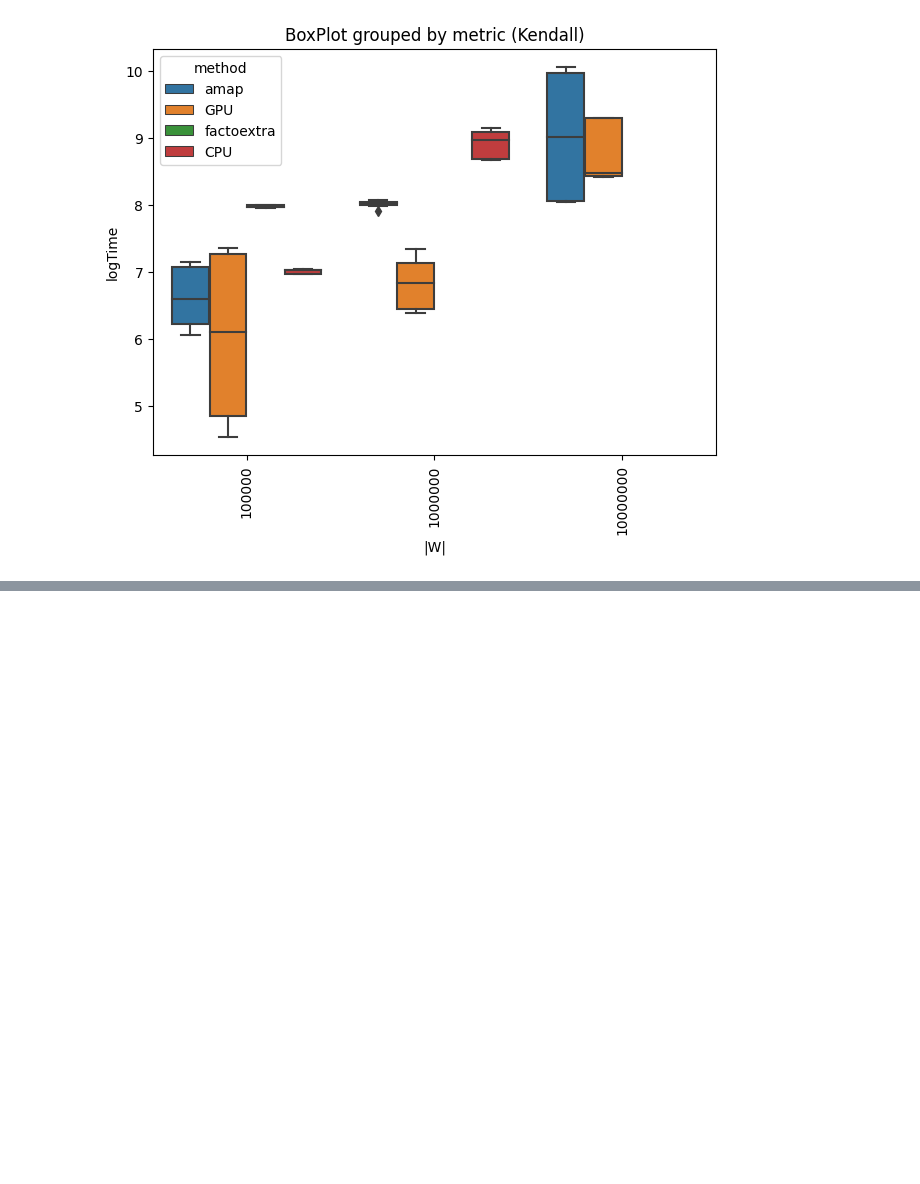
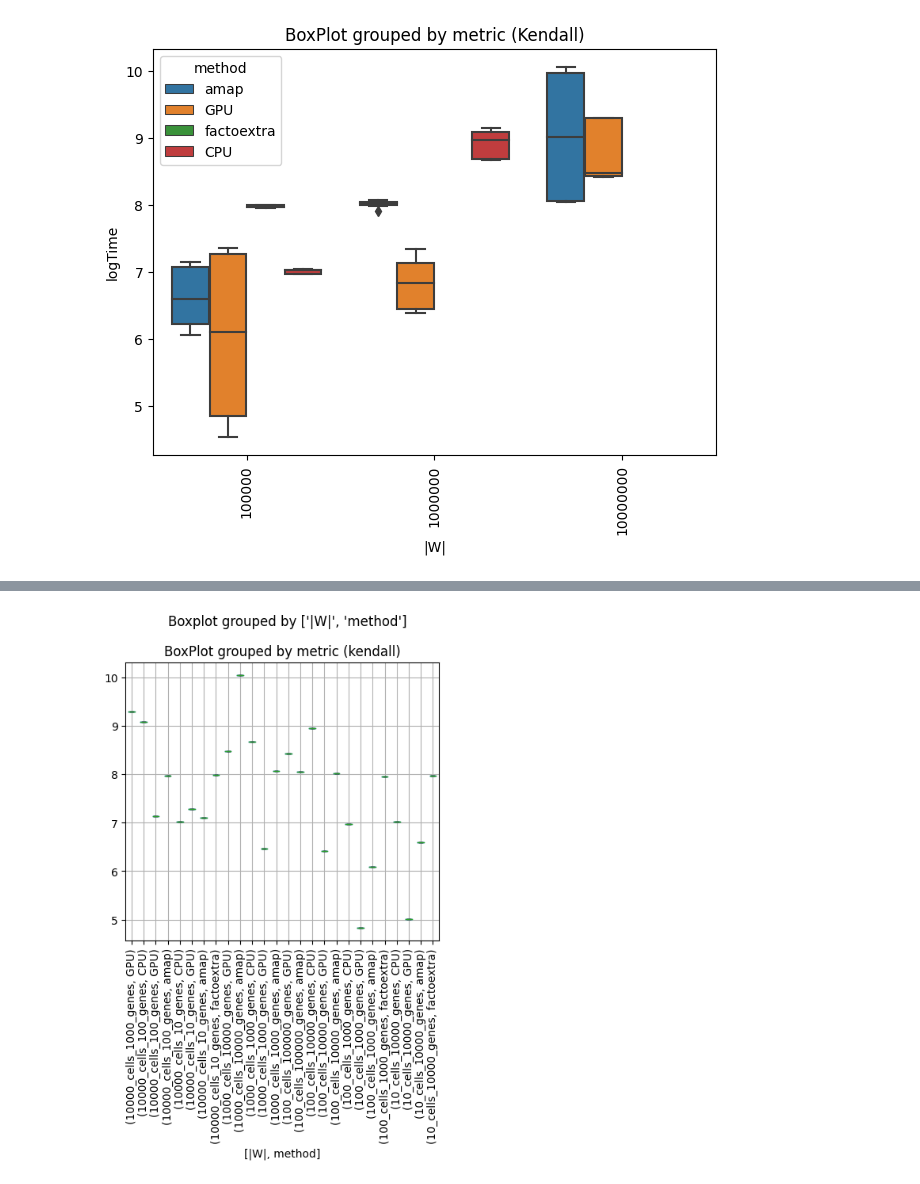
Before and after one commit to lab-medvedeva/Article-GADES, a Jupyter notebook: reproducibility/Plots.ipynb, the cells around one changed output, grey strips where cells are left out. Cells and saved outputs as stored; diff of their text form; code cells hidden in the pictures; blank space fills up the shorter version.

```diff
--- a/reproducibility/Plots.ipynb
+++ b/reproducibility/Plots.ipynb
@@ -409,0 +497,8 @@ print(df)
+# %%
+df2.boxplot(column='logMeanTime',by=["|W|","method"])
+plt.tight_layout()
+plt.title('BoxPlot grouped by metric (kendall)')
+plt.xticks(rotation=90)
+plt.show()
+# %% [output]
+[figure, added]
```
Also changed, not shown: parts of 35 cells of this notebook.
